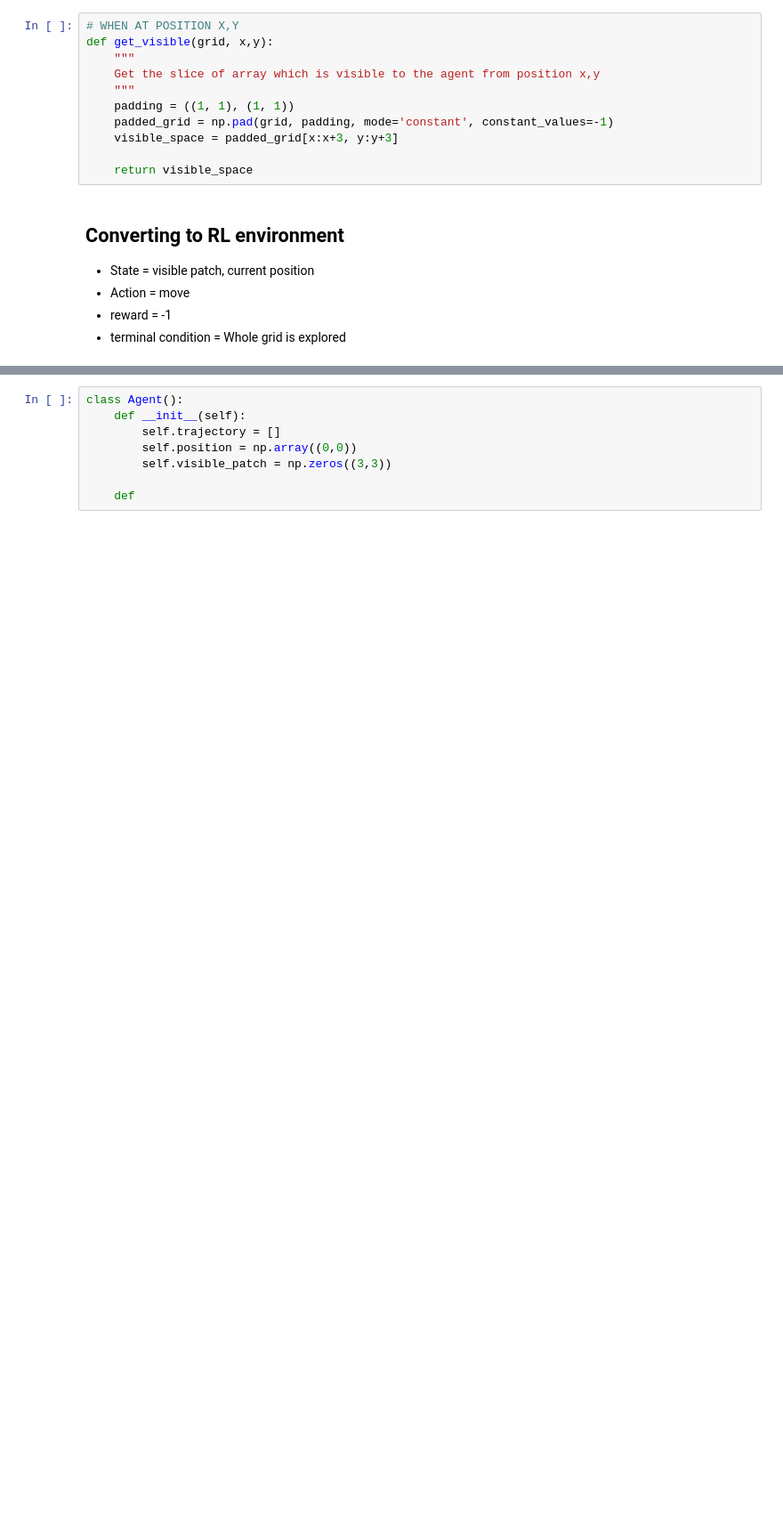
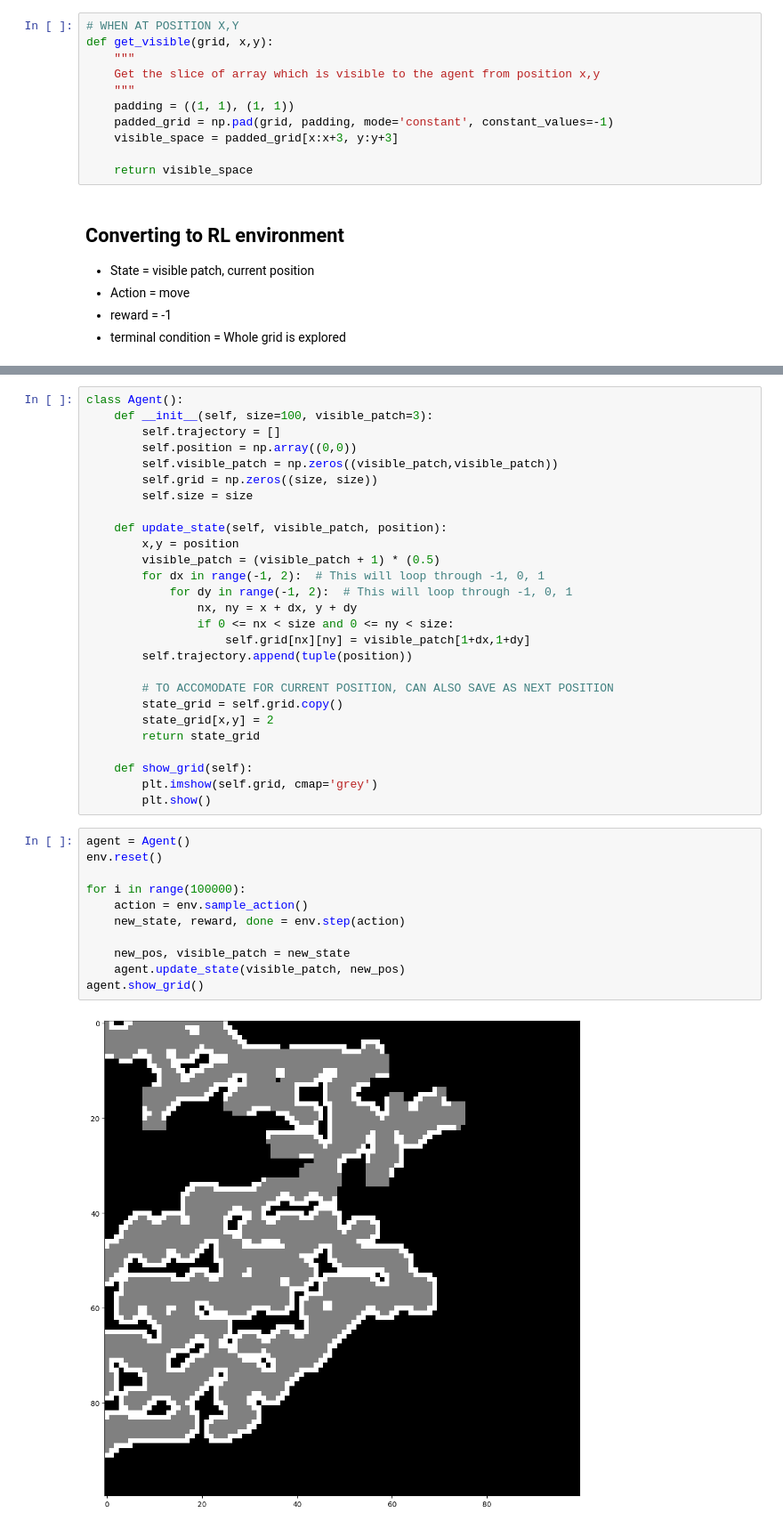
Before and after one commit to Ajinkya-Bhandare/rl_project, a Jupyter notebook: Exploration-grid-world-final.ipynb, the cells around one changed output, grey strips where cells are left out. Shown: that part at 89% size. Drawn from its saved outputs; the diff is of its cells as text; blank space fills up the shorter version.

```diff
--- a/Exploration-grid-world-final.ipynb
+++ b/Exploration-grid-world-final.ipynb
@@ -258,8 +180,40 @@ env.sample_action()
 # %%
 class Agent():
-    def __init__(self):
+    def __init__(self, size=100, visible_patch=3):
         self.trajectory = []
         self.position = np.array((0,0))
-        self.visible_patch = np.zeros((3,3))
+        self.visible_patch = np.zeros((visible_patch,visible_patch))
+        self.grid = np.zeros((size, size))
+        self.size = size
 
-    def
+    def update_state(self, visible_patch, position):
+        x,y = position
+        visible_patch = (visible_patch + 1) * (0.5)
+        for dx in range(-1, 2):  # This will loop through -1, 0, 1
+            for dy in range(-1, 2):  # This will loop through -1, 0, 1
+                nx, ny = x + dx, y + dy
+                if 0 <= nx < size and 0 <= ny < size:
+                    self.grid[nx][ny] = visible_patch[1+dx,1+dy]
+        self.trajectory.append(tuple(position))
+
+        # TO ACCOMODATE FOR CURRENT POSITION, CAN ALSO SAVE AS NEXT POSITION
+        state_grid = self.grid.copy()
+        state_grid[x,y] = 2
+        return state_grid
+
+    def show_grid(self):
+        plt.imshow(self.grid, cmap='grey')
+        plt.show()
+# %%
+agent = Agent()
+env.reset()
+
+for i in range(100000):
+    action = env.sample_action()
+    new_state, reward, done = env.step(action)
+
+    new_pos, visible_patch = new_state
+    agent.update_state(visible_patch, new_pos)
+agent.show_grid()
+# %% [output]
+[figure, added]
```
Also changed, not shown: parts of 29 cells of this notebook, 1 other file.
